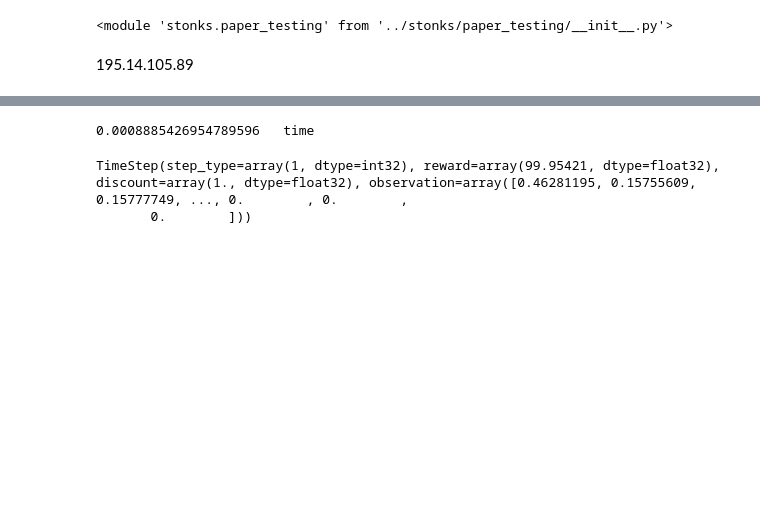
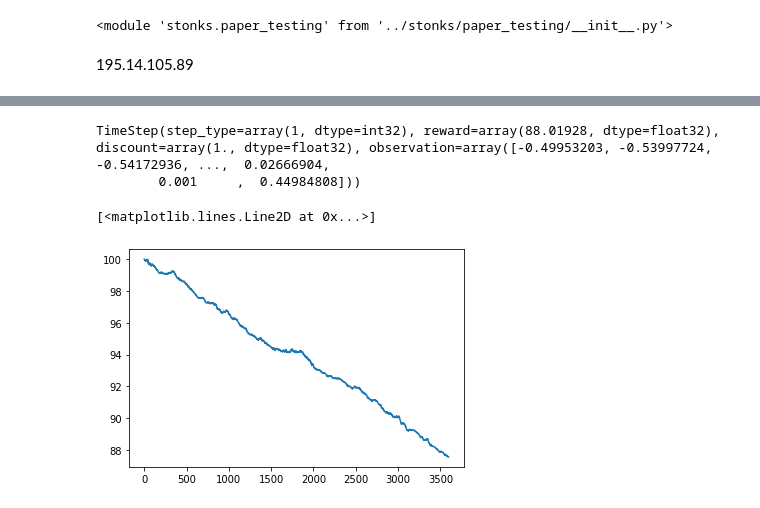
Before and after one commit to Markfryazino/Distonx, a Jupyter notebook: trash/try-rl.ipynb, the cells around one changed output, grey strips where cells are left out. Drawn from its saved outputs; the diff is of its cells as text; code cells hidden in the pictures; blank space fills up the shorter version.

Commit message:
learning environment done

```diff
--- a/trash/try-rl.ipynb
+++ b/trash/try-rl.ipynb
@@ -248,7 +248,7 @@ from stonks.paper_testing import Emulator
 balance = {'usdt': 100, 'btc': 0, 'eth': 0, 'bch': 0, 'bnb': 0, 'ltc': 0}
 
 emu = Emulator(string_start='../')
-env = LearningEnvironment(emu, balance, string_start='../', test_time=100, orderbook_depth=5)
+env = LearningEnvironment(emu, balance, string_start='../', test_time=3600, orderbook_depth=5)
 # %%
 import abc
 import tensorflow as tf
@@ -282,6 +281,0 @@ Wall time: 30.1 s
-# %%
-env.step(0)
-# %% [output]
-0.0008885426954789596   time
-TimeStep(step_type=array(1, dtype=int32), reward=array(99.95421, dtype=float32), discount=array(1., dtype=float32), observation=array([0.46281195, 0.15755609, 0.15777749, ..., 0.        , 0.        ,
-       0.        ]))
@@ -287,0 +288,19 @@ TimeStep(step_type=array(1, dtype=int32), reward=array(99.95421, dtype=float32),
+# %%
+a = env.step(2)
+a
+# %% [output]
+TimeStep(step_type=array(1, dtype=int32), reward=array(88.01928, dtype=float32), discount=array(1., dtype=float32), observation=array([-0.49953203, -0.53997724, -0.54172936, ...,  0.02666904,
+        0.001     ,  0.44984808]))
+# %%
+rewards = []
+env.reset()
+
+while not env._episode_ended:
+    step = env.step(random.randint(0, 22))
+    rewards.append(step.reward.item())
+# %%
+import matplotlib.pyplot as plt
+plt.plot(range(len(rewards)), rewards)
+# %% [output]
+[<matplotlib.lines.Line2D at 0x...>]
+[figure, added]
```
Also changed, not shown: parts of 18 cells of this notebook, 12 other files.
